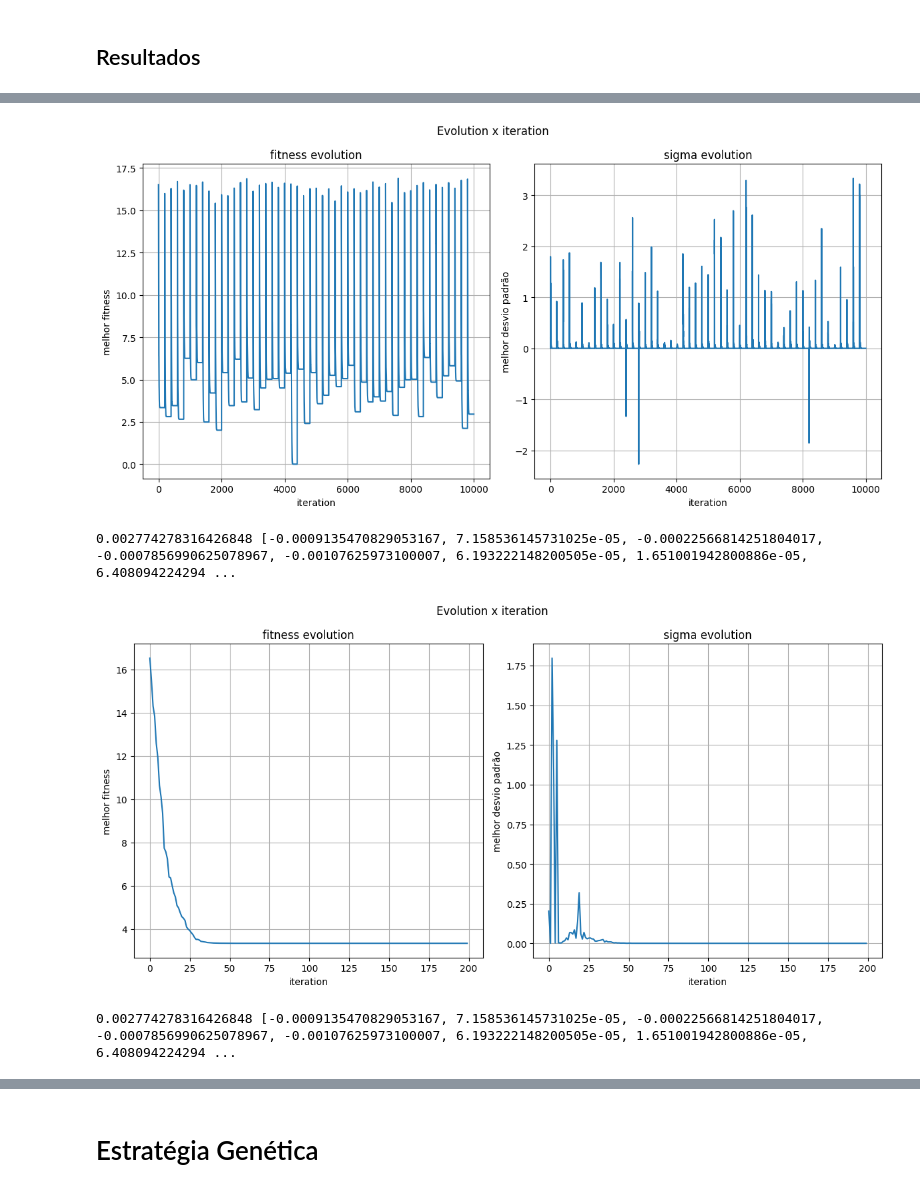
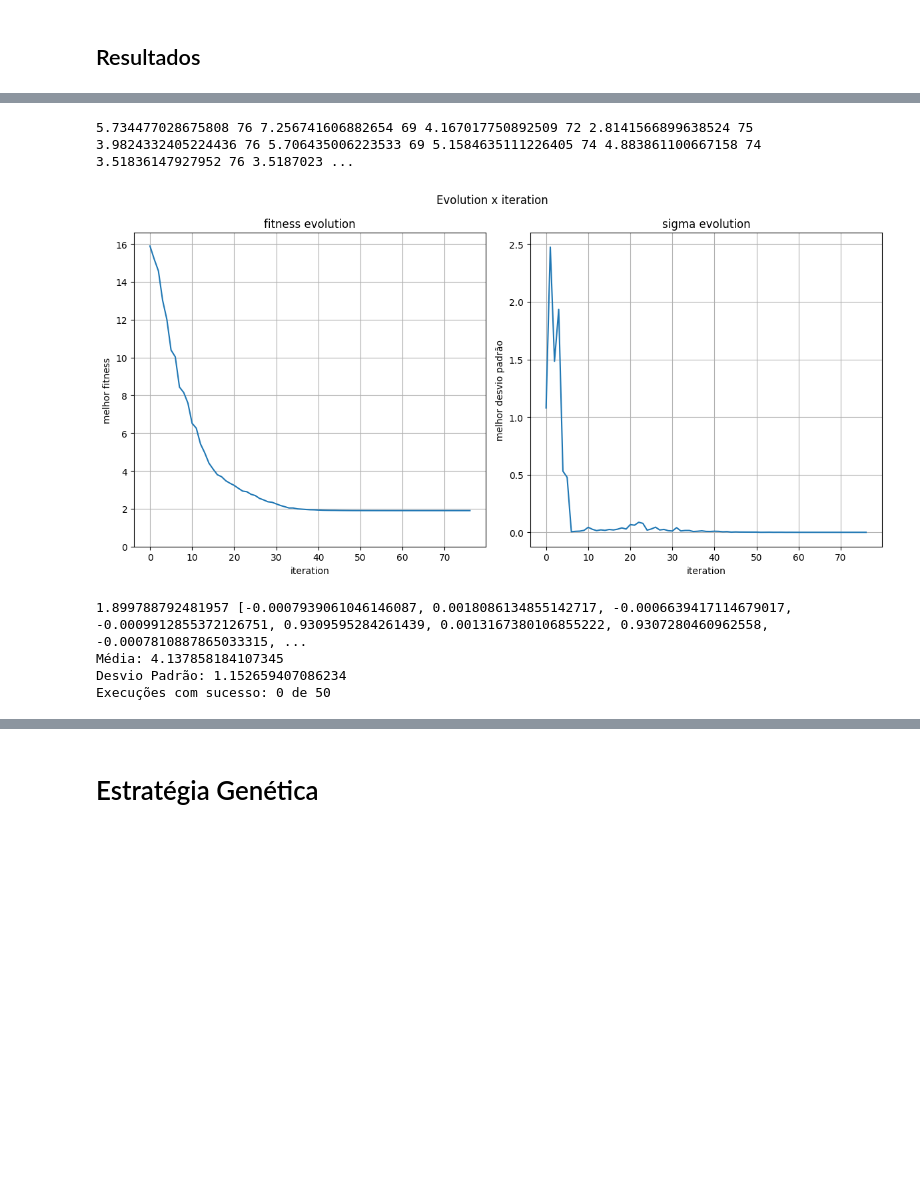
Before and after one commit to vhlk/EEAckleyFunc, a Jupyter notebook: AckleyEE.ipynb, the cells around one changed output, grey strips where cells are left out. Drawn from its saved outputs; the diff is of its cells as text; code cells hidden in the pictures; blank space fills up the shorter version.

```diff
--- a/AckleyEE.ipynb
+++ b/AckleyEE.ipynb
@@ -313,18 +343,16 @@ plot_results(best_fitness, best_solution, bests_fitness[:200], bests_sigma[:200]
 # %%
 FITNESS_FUNC = ackley_funct
 CROSSOVER_FUNC = local_discrete
 SURV_SELECTION_FUNC = elitist
-POPULACAO = POP_TEST.copy()
 
-best_fitness, best_solution, bests_fitness, bests_sigma, iteration = generate_solution()
+run_executions()
+# %% [output]
+5.734477028675808 76 7.256741606882654 69 4.167017750892509 72 2.8141566899638524 75 3.9824332405224436 76 5.706435006223533 69 5.1584635111226405 74 4.883861100667158 74 3.51836147927952 76 3.5187023 ...
+[figure, added]
+1.899788792481957 [-0.0007939061046146087, 0.0018086134855142717, -0.0006639417114679017, -0.0009912855372126751, 0.9309595284261439, 0.0013167380106855222, 0.9307280460962558, -0.0007810887865033315, ...
+Média: 4.137858184107345
+Desvio Padrão: 1.152659407086234
+Execuções com sucesso: 0 de 50
-# %%
-plot_results(best_fitness, best_solution, bests_fitness, bests_sigma, iteration)
-plot_results(best_fitness, best_solution, bests_fitness[:200], bests_sigma[:200], min(iteration,200))
-# %% [output]
-[figure, removed]
-0.002774278316426848 [-0.0009135470829053167, 7.158536145731025e-05, -0.00022566814251804017, -0.0007856990625078967, -0.00107625973100007, 6.193222148200505e-05, 1.651001942800886e-05, 6.408094224294 ...
-[figure, removed]
-0.002774278316426848 [-0.0009135470829053167, 7.158536145731025e-05, -0.00022566814251804017, -0.0007856990625078967, -0.00107625973100007, 6.193222148200505e-05, 1.651001942800886e-05, 6.408094224294 ...
 # %%
 FITNESS_FUNC = ackley_funct
 CROSSOVER_FUNC = local_intermediary
```
Also changed, not shown: parts of 26 cells of this notebook.
